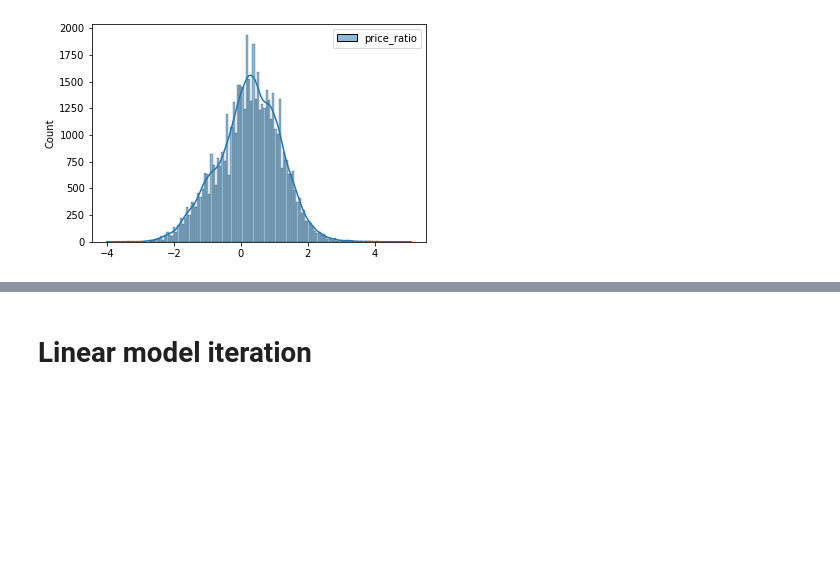
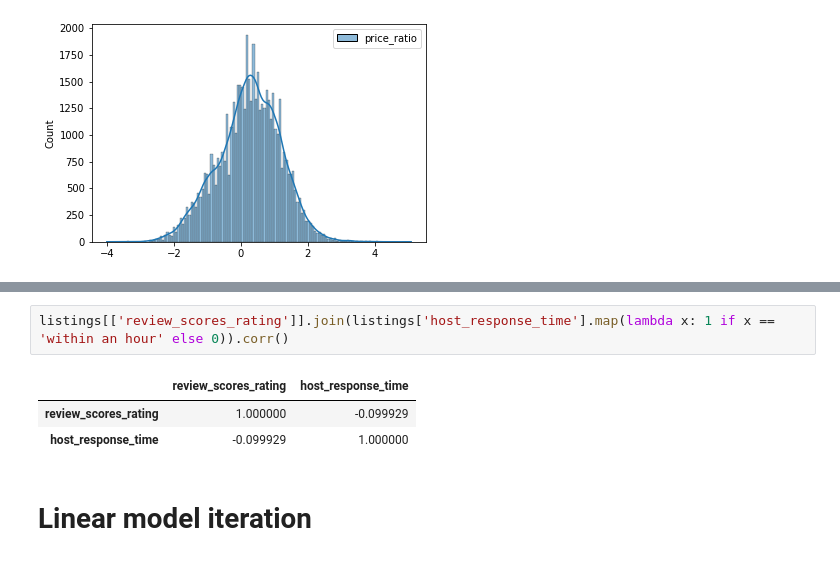
Before and after one commit to OrthoLoess/fivestar, a Jupyter notebook: notebooks/ed-fivestar-baseline.ipynb, the cells around one changed output, grey strips where cells are left out. Drawn from its saved outputs; the diff is of its cells as text; blank space fills up the shorter version.

```diff
--- a/notebooks/ed-fivestar-baseline.ipynb
+++ b/notebooks/ed-fivestar-baseline.ipynb
@@ -684,3 +702,9 @@ listings[['review_scores_rating','price']].join(house_prices(listings)).join(pri
+# %%
+listings[['review_scores_rating']].join(listings['host_response_time'].map(lambda x: 1 if x == 'within an hour' else 0)).corr()
+# %% [output]
+|  | review_scores_rating | host_response_time |
+| review_scores_rating | 1.000000 | -0.099929 |
+| host_response_time | -0.099929 | 1.000000 |
 # %% [markdown]
 # Linear model iteration
 # %% [markdown]
```
Also changed, not shown: parts of 13 cells of this notebook, 9 other files.
